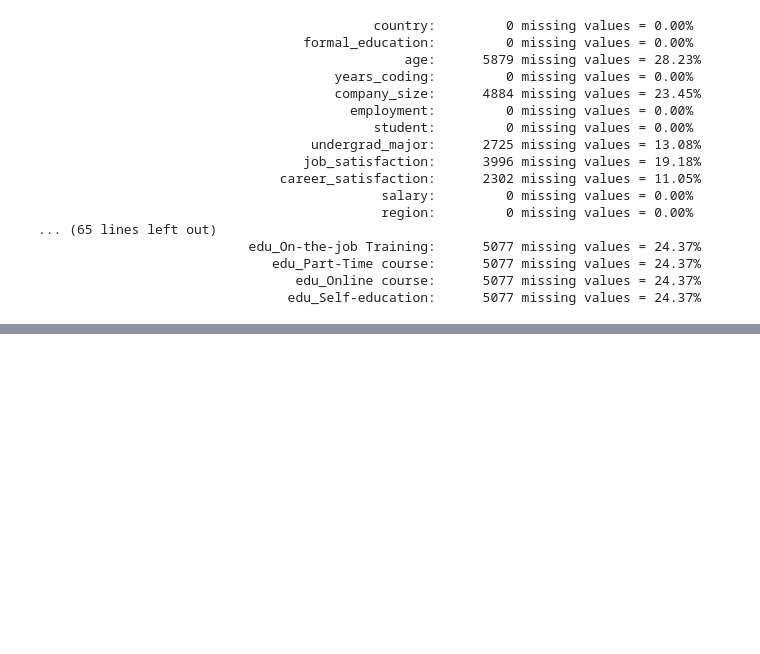
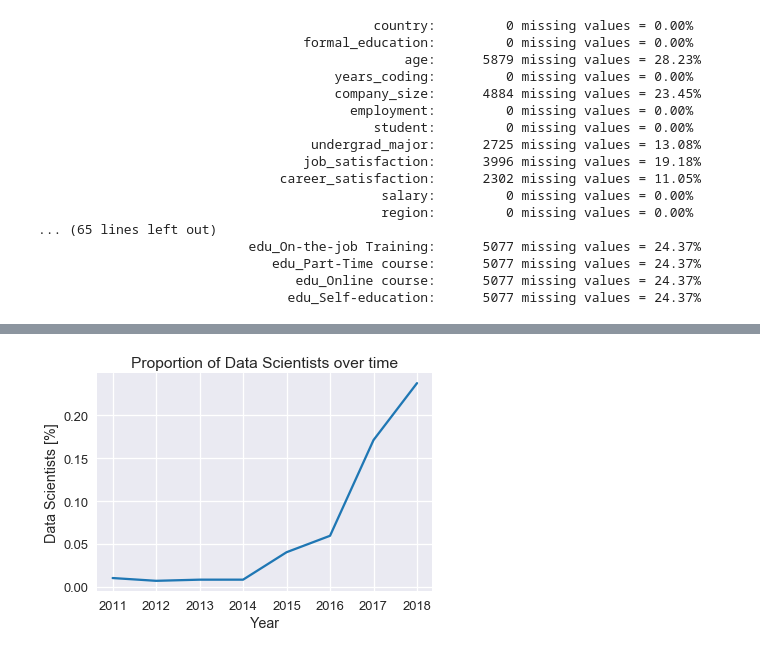
Before and after one commit to oliverkroening/Udacity_DSND_Project04, a Jupyter notebook: Data_Science_Europe.ipynb, the cells around one changed output, grey strips where cells are left out. Cells and saved outputs as stored; diff of their text form; code cells hidden in the pictures; blank space fills up the shorter version.

```diff
--- a/Data_Science_Europe.ipynb
+++ b/Data_Science_Europe.ipynb
@@ -1383,0 +1467,13 @@ In this section, we will tackle the business question from the beginning. Theref
+# %%
+# plot total number of data scientists in survey
+x = range(2011,2019)
+y = q1_df.groupby(['year'])['data_science']
+
+plt.plot(x,y.value_counts().loc[:,1]/y.count())
+plt.grid(True)
+plt.xlabel('Year')
+plt.ylabel('Data Scientists [%]')
+plt.title('Proportion of Data Scientists over time')
+plt.show()
+# %% [output]
+[figure, added]
```
Also changed, not shown: parts of 20 cells of this notebook.
